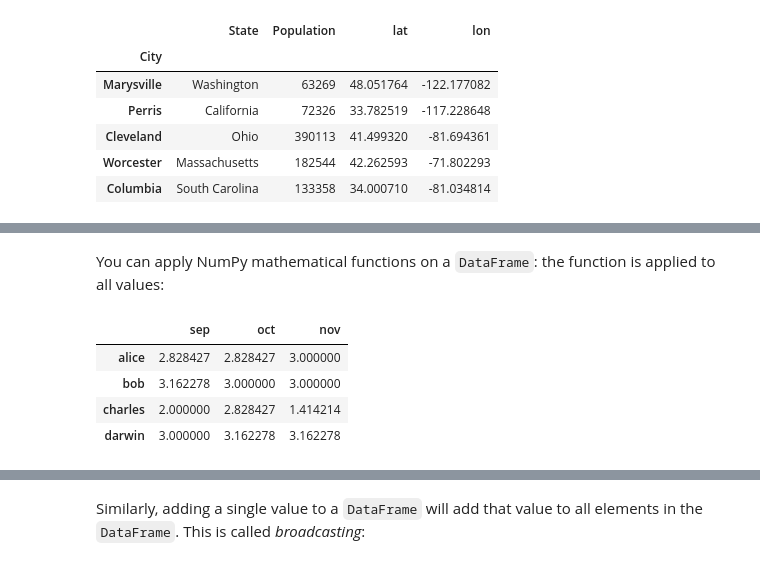
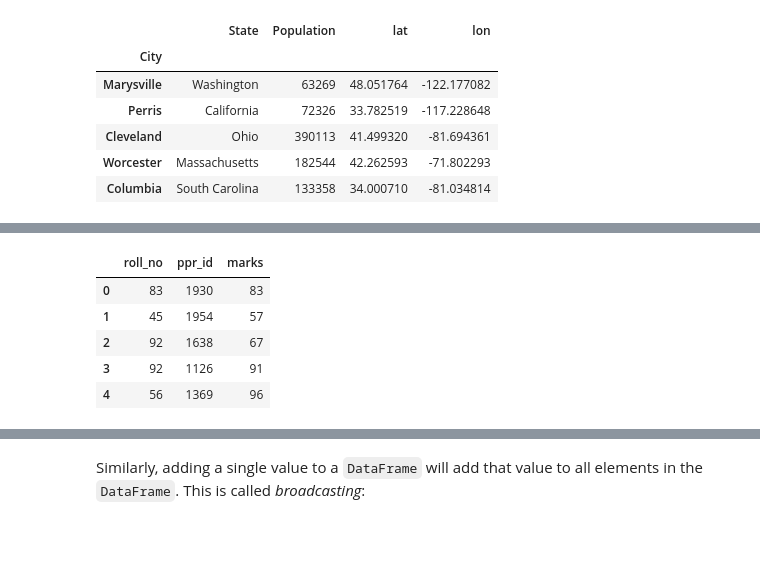
Before and after one commit to dev-SR/machine-learning, a Jupyter notebook: 01pandas/pandas.ipynb, the cells around one changed output, grey strips where cells are left out. Saved outputs shown, nothing was run; the diff lists cells and outputs as text; code cells hidden in the pictures; blank space fills up the shorter version.

```diff
--- a/01pandas/pandas.ipynb
+++ b/01pandas/pandas.ipynb
@@ -1183,10 +1172,15 @@ grades
-# %% [markdown]
-You can apply NumPy mathematical functions on a `DataFrame`: the function is applied to all values:
-# %%
-np.sqrt(grades)
-# %% [output]
-|  | sep | oct | nov |
-| alice | 2.828427 | 2.828427 | 3.000000 |
-| bob | 3.162278 | 3.000000 | 3.000000 |
-| charles | 2.000000 | 2.828427 | 1.414214 |
-| darwin | 3.000000 | 3.162278 | 3.162278 |
+# %%
+data = {
+	'roll_no': np.random.randint(1, 100, size=5),
+	'ppr_id': np.random.randint(1000, 2000, size=5),
+	'marks': np.random.randint(50, 100, size=5)
+}
+df = pd.DataFrame(data)
+df
+# %% [output]
+|  | roll_no | ppr_id | marks |
+| 0 | 83 | 1930 | 83 |
+| 1 | 45 | 1954 | 57 |
+| 2 | 92 | 1638 | 67 |
+| 3 | 92 | 1126 | 91 |
+| 4 | 56 | 1369 | 96 |
```
Also changed, not shown: parts of 24 cells of this notebook, 1 other file.
